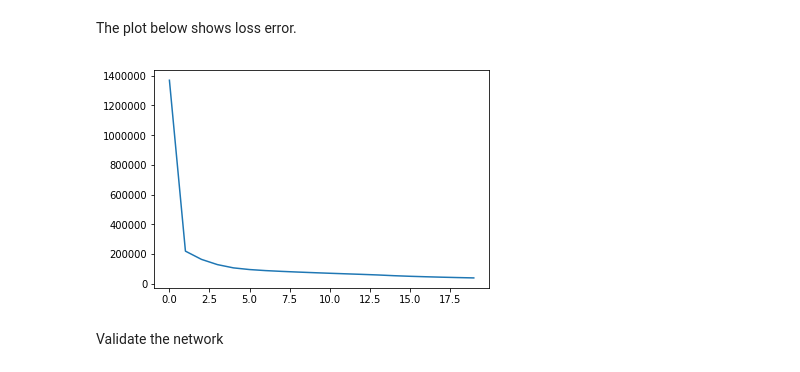
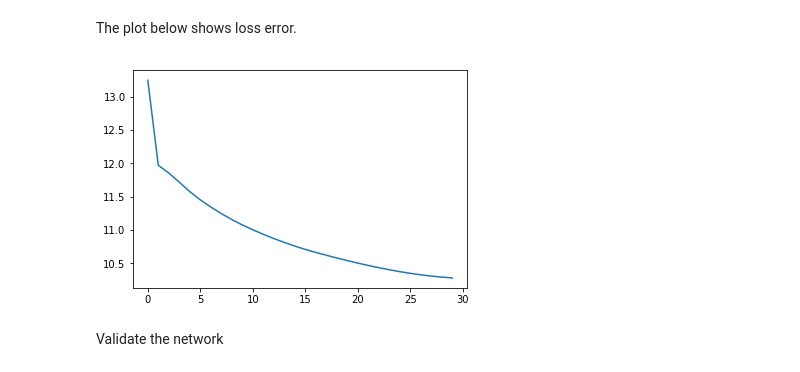
Before and after one commit to lipinski/deep-learning-projects, a Jupyter notebook: ConvolutionalNeuralNetworkForTimeSeries.ipynb, the cells around one changed output. Drawn from its saved outputs; the diff is of its cells as text; code cells hidden in the pictures.

```diff
--- a/ConvolutionalNeuralNetworkForTimeSeries.ipynb
+++ b/ConvolutionalNeuralNetworkForTimeSeries.ipynb
@@ -98,22 +106,24 @@ device = 'cuda:0'
 # %%
 class OneDCNN(nn.Module):
-    def __init__(self, D_in):
+    def __init__(self, d_in):
         super(OneDCNN, self).__init__()
+        self.d_in = d_in
         self.conv1 = nn.Conv1d(D_in, 16, 1, stride=1, padding=1)
         self.pool1 = nn.MaxPool1d(kernel_size=2)
         self.fc1 = nn.Linear(64, 50)
-        self.fc2 = nn.Linear(50, 4)
+        self.fc2 = nn.Linear(50, 1)
 
     def forward(self, x):
+        x = x.reshape(-1, self.d_in)
         x = self.conv1(x)
         x = self.pool1(x)
         x = F.relu(x)
-        x = x.view(-1)
+        x = x.view(1, -1)
         x = F.relu(self.fc1(x))
         x = self.fc2(x)
         return x
 
-one_dcnn = OneDCNN(D_in)
+one_dcnn = OneDCNN(D_in).to(device)
 one_dcnn
 # %% [output]
 OneDCNN(
@@ -126,22 +136,25 @@ OneDCNN(
 Define a loss function and optimizer.
 # %%
 criterion = nn.MSELoss()
-optimizer = optim.Adam(one_dcnn.parameters(), lr=0.0001)
+optimizer = optim.RMSprop(one_dcnn.parameters(), lr=0.0001)
 # %% [markdown]
 Prepare train and test dataloader.
 # %%
-train_loader = DataLoader(train_dataset, batch_size=4, shuffle=False, drop_last=True, num_workers=8, sampler=SequentialSampler(train_dataset))
-test_loader = DataLoader(test_dataset, batch_size=4, shuffle=False, drop_last=True, num_workers=8, sampler=SequentialSampler(test_dataset))
+train_loader = DataLoader(train_dataset, batch_size=4, shuffle=False, drop_last=False, num_workers=8, sampler=SequentialSampler(train_dataset))
+test_loader = DataLoader(test_dataset, batch_size=4, shuffle=False, drop_last=False, num_workers=8, sampler=SequentialSampler(test_dataset))
 # %% [markdown]
 Train network
 # %%
 one_dcnn.train()
-n_epoch = 20
+n_epoch = 30
 loss_history = list()
 for epoch in range(n_epoch):
     running_loss = 0.0
     for i, data in enumerate(train_loader):
+#         pdb.set_trace()
         inputs, labels = data
+        inputs = inputs.to(device)
+        labels = labels.to(device)
         optimizer.zero_grad()
         outputs = one_dcnn(inputs)
         loss = criterion(outputs, labels)
@@ -176,9 +170,9 @@ for epoch in range(n_epoch):
 # %% [markdown]
 The plot below shows loss error.
 # %%
-plt.plot(loss_history);
+plt.plot(np.log(loss_history));
 # %% [output]
-[figure, old version]
+[figure, new version]
 # %% [markdown]
 Validate the network
 # %% [markdown]
```
Also changed, not shown: parts of 13 cells of this notebook.
